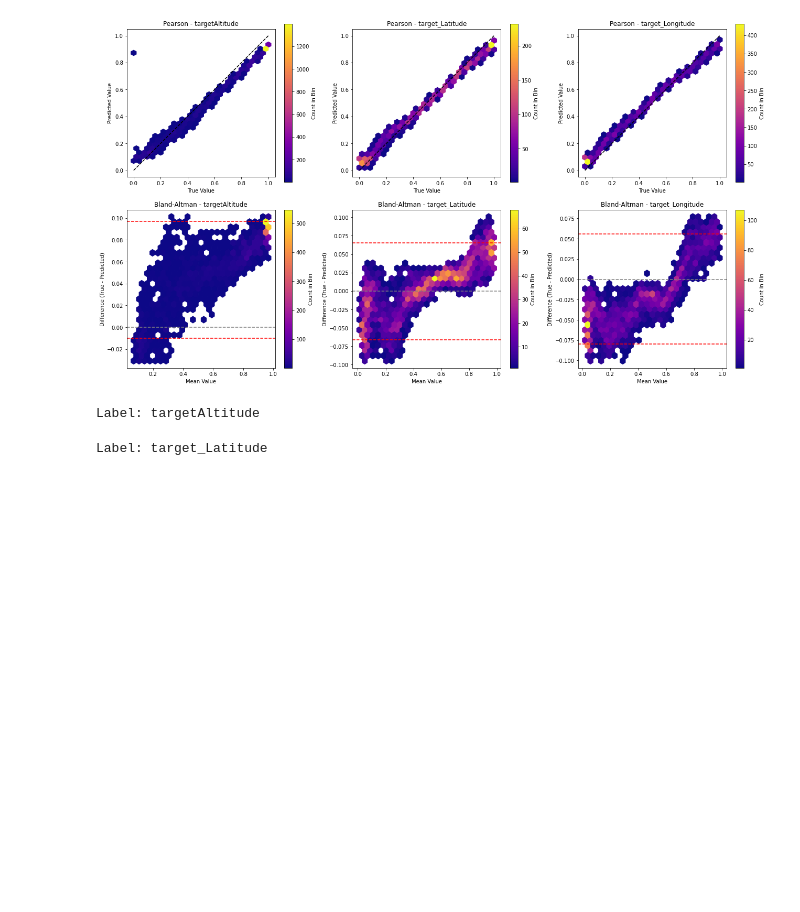
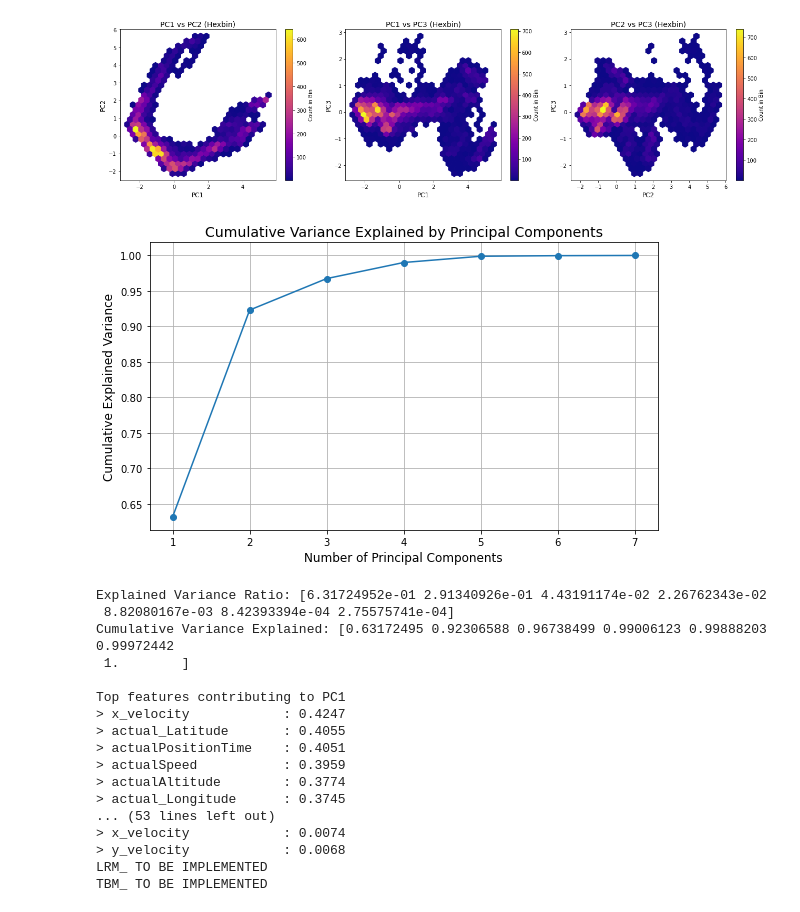
Before and after one commit to SaadatMilad1792/ECEN649Project, a Jupyter notebook: ECEN649_Project.ipynb, the cells around one changed output. Drawn from its saved outputs; the diff is of its cells as text; code cells hidden in the pictures; blank space fills up the shorter version.

```diff
--- a/ECEN649_Project.ipynb
+++ b/ECEN649_Project.ipynb
@@ -219,35 +219,51 @@ class ECEN649Project():
   class LRM_():
     def __init__(self, parentProperties):
       self.data = parentProperties.data
       self.data_prep = parentProperties.data_prep
 
     def __call__(self):
       X, y, X_keys, y_keys = self.data_prep()
       print("LRM_ TO BE IMPLEMENTED")
       pass
 
   #############################
   ## -- Tree Based method -- ##
   #############################
   class TBM_():
     def __init__(self, parentProperties):
       self.data = parentProperties.data
       self.data_prep = parentProperties.data_prep
 
     def __call__(self):
       X, y, X_keys, y_keys = self.data_prep()
       print("TBM_ TO BE IMPLEMENTED")
       pass
 
 
 
 ## -- Analysis -- ##
 CORE = ECEN649Project()
-# CORE.PCA_()
-CORE.SVM_()
+CORE.PCA_()
+# CORE.SVM_()
 CORE.LRM_()
 CORE.TBM_()
 # %% [output]
-[figure, old version]
+[figure, new version]
+[figure, added]
-Label: targetAltitude
+Explained Variance Ratio: [6.31724952e-01 2.91340926e-01 4.43191174e-02 2.26762343e-02
+ 8.82080167e-03 8.42393394e-04 2.75575741e-04]
+Cumulative Variance Explained: [0.63172495 0.92306588 0.96738499 0.99006123 0.99888203 0.99972442
+ 1.        ]
+
+Top features contributing to PC1
+> x_velocity            : 0.4247
+> actual_Latitude       : 0.4055
+> actualPositionTime    : 0.4051
+> actualSpeed           : 0.3959
+> actualAltitude        : 0.3774
+> actual_Longitude      : 0.3745
+... (53 lines left out)
+> x_velocity            : 0.0074
+> y_velocity            : 0.0068
+LRM_ TO BE IMPLEMENTED
+TBM_ TO BE IMPLEMENTED
-Label: target_Latitude
```
Also changed, not shown: 2 other files.
